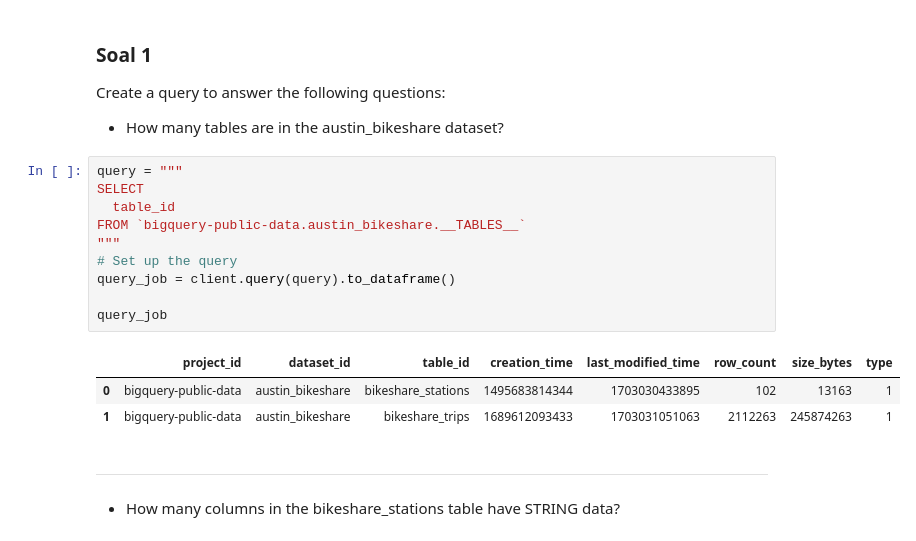
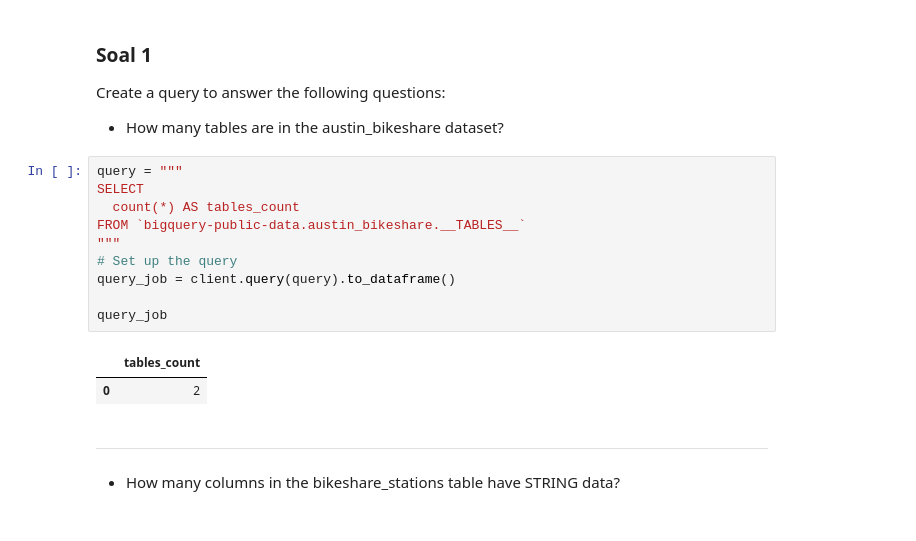
Before and after one commit to basyirasabita/pythoneer, a Jupyter notebook: NGC_Fase0/h8dsft_ngc_basic_data_wrangling_in_sql_ngc6.ipynb, the cells around one changed output. Saved outputs shown, nothing was run; the diff lists cells and outputs as text.

```diff
--- a/NGC_Fase0/h8dsft_ngc_basic_data_wrangling_in_sql_ngc6.ipynb
+++ b/NGC_Fase0/h8dsft_ngc_basic_data_wrangling_in_sql_ngc6.ipynb
@@ -85,17 +85,16 @@ Create a query to answer the following questions:
 # %%
 query = """
 SELECT
-  table_id
+  count(*) AS tables_count
 FROM `bigquery-public-data.austin_bikeshare.__TABLES__`
 """
 # Set up the query
 query_job = client.query(query).to_dataframe()
 
 query_job
 # %% [output]
-|  | project_id | dataset_id | table_id | creation_time | last_modified_time | row_count | size_bytes | type |
-| 0 | bigquery-public-data | austin_bikeshare | bikeshare_stations | 1495683814344 | 1703030433895 | 102 | 13163 | 1 |
-| 1 | bigquery-public-data | austin_bikeshare | bikeshare_trips | 1689612093433 | 1703031051063 | 2112263 | 245874263 | 1 |
+|  | tables_count |
+| 0 | 2 |
 # %% [markdown]
 ---
 - How many columns in the bikeshare_stations table have STRING data?
```
